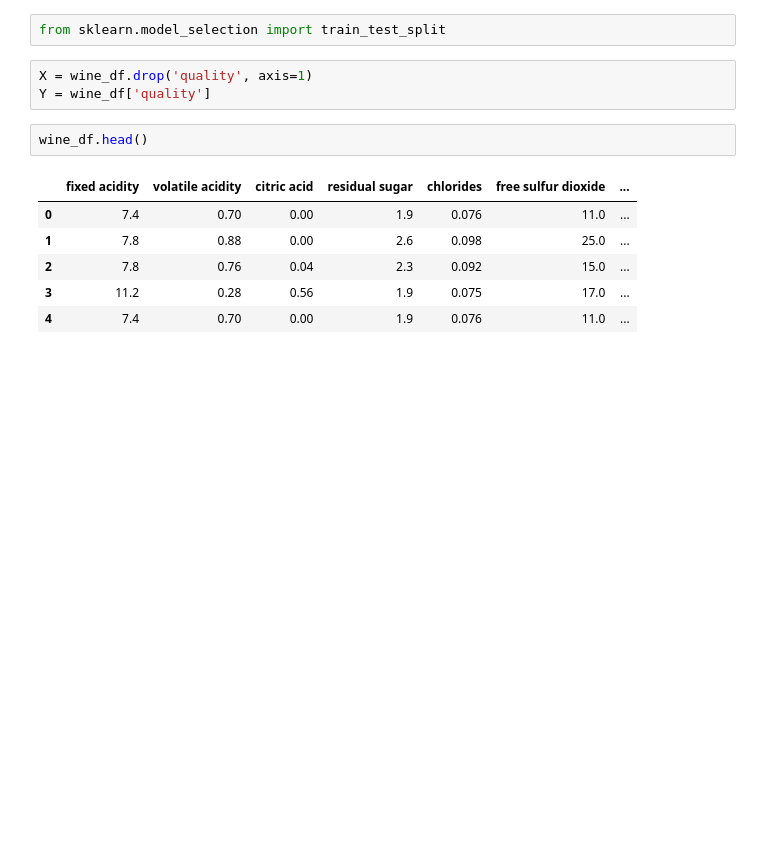
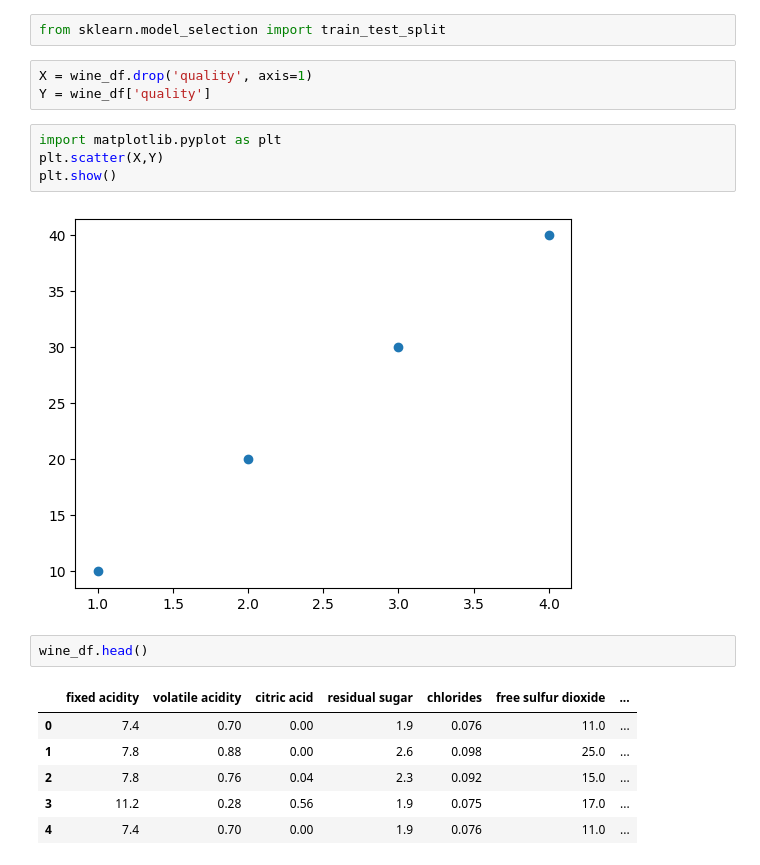
Before and after one commit to Love-Maheshwari/ml_project, a Jupyter notebook: research/exp.ipynb, the cells around one changed output. Drawn from its saved outputs; the diff is of its cells as text; blank space fills up the shorter version.

```diff
--- a/research/exp.ipynb
+++ b/research/exp.ipynb
@@ -148,6 +132,12 @@ from sklearn.model_selection import train_test_split
 # %%
 X = wine_df.drop('quality', axis=1)
 Y = wine_df['quality']
+# %%
+import matplotlib.pyplot as plt
+plt.scatter(X,Y)
+plt.show()
+# %% [output]
+[figure, added]
 # %%
 wine_df.head()
 # %% [output]
```
Also changed, not shown: parts of 12 cells of this notebook.
